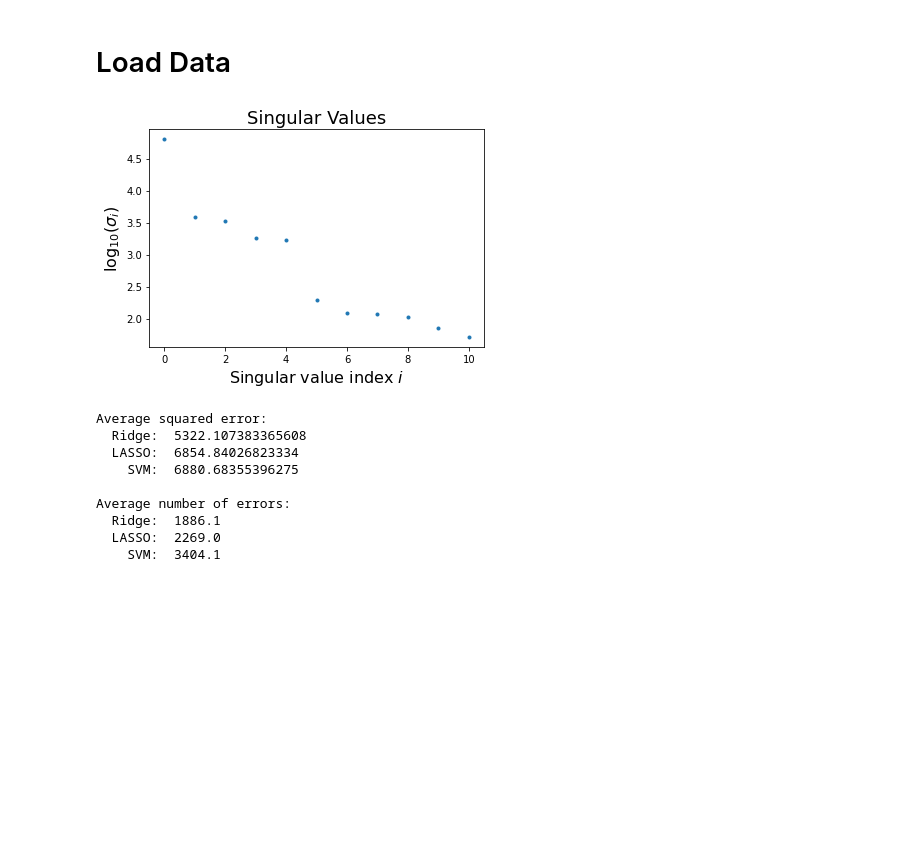
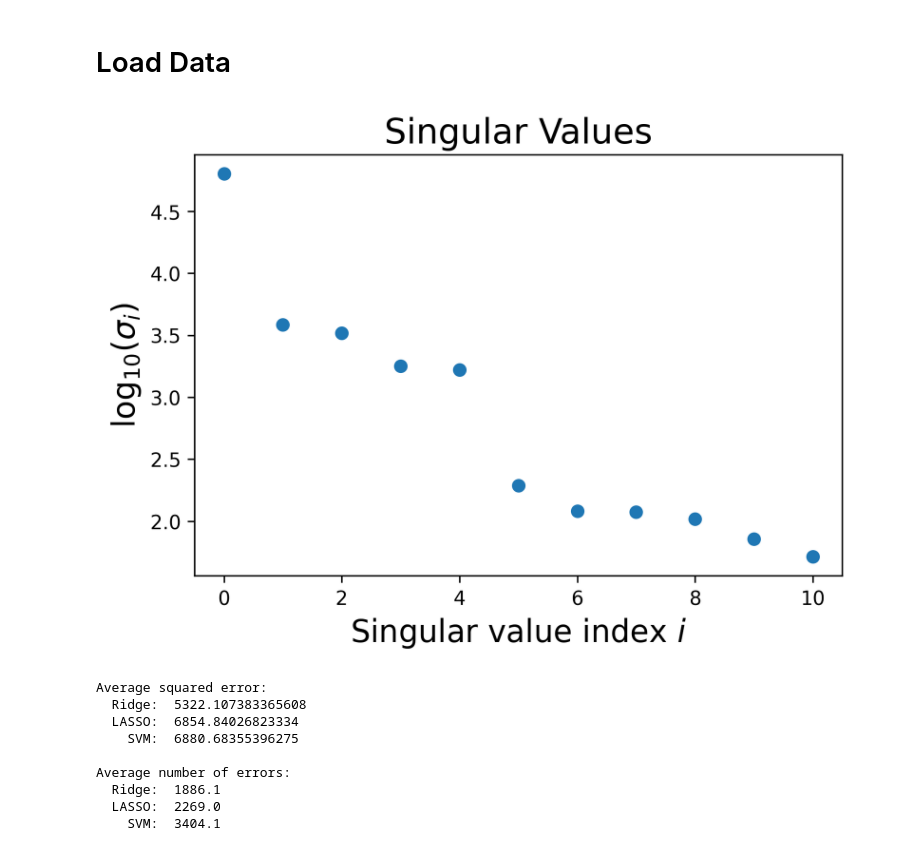
Before and after one commit to seqwalt/ME532_project, a Jupyter notebook: code/sandbox.ipynb, the cells around one changed output. Cells and saved outputs as stored; diff of their text form; code cells hidden in the pictures; blank space fills up the shorter version.

```diff
--- a/code/sandbox.ipynb
+++ b/code/sandbox.ipynb
@@ -119,16 +119,16 @@ d[d == 0] = -1
 # %%
 # singular values
 
 U,s,VT = np.linalg.svd(A,full_matrices=False)
-fig = plt.figure()
+fig = plt.figure(figsize=(6,4), dpi= 300)
 ax = fig.add_subplot(111)
-ax.plot(np.log10(s),'.')
+ax.plot(np.log10(s),'o')
 ax.set_xlabel('Singular value index $i$', fontsize=16)
 ax.set_ylabel('$\log_{10}(\sigma_i)$', fontsize=16)
 ax.set_title('Singular Values', fontsize=18)
 plt.show()
 # %% [output]
-[figure, old version]
+[figure, new version]
 # %%
 # 10 subsets
 rows, cols = A.shape
```
Also changed, not shown: 1 other file.
